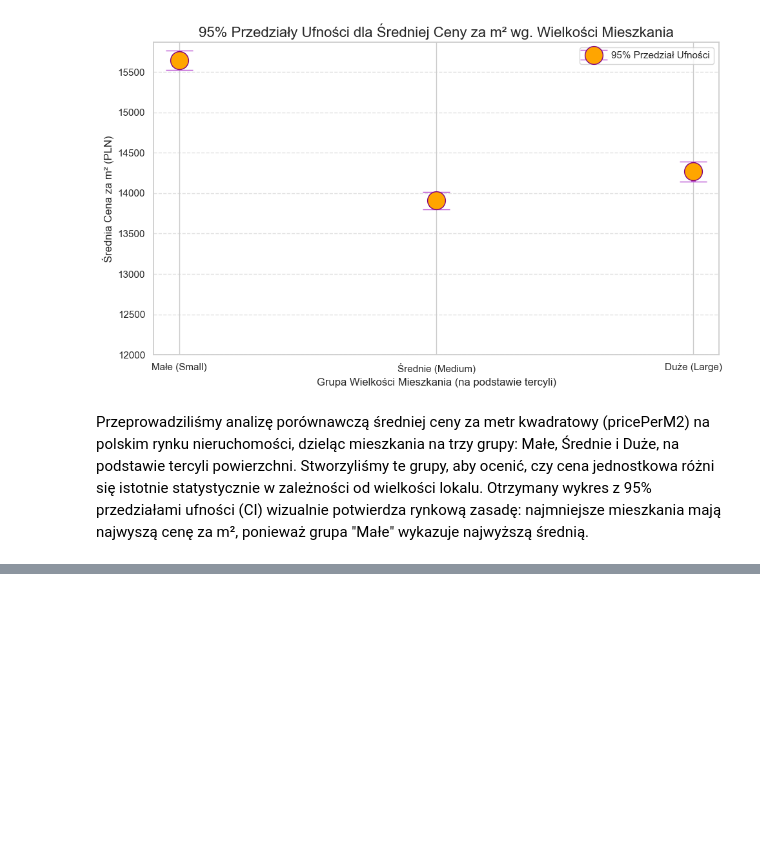
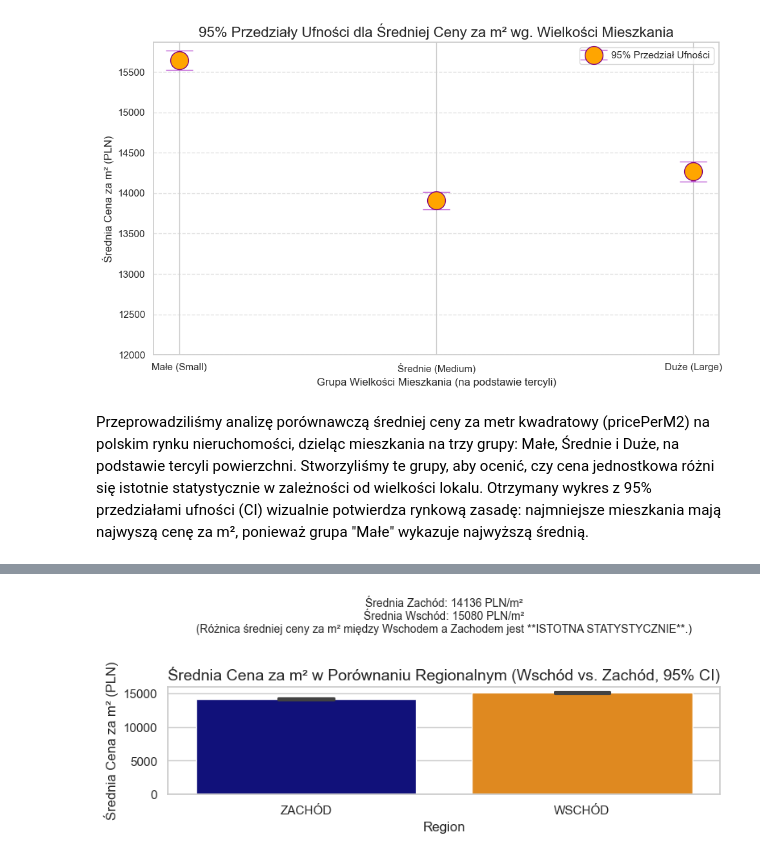
Before and after one commit to majadoris778/Analiza-Danych-R-i-Python-Grupa-Wsparcie-Projektowe, a Jupyter notebook: Projekt.ipynb, the cells around one changed output, grey strips where cells are left out. Drawn from its saved outputs; the diff is of its cells as text; code cells hidden in the pictures; blank space fills up the shorter version.

Commit message:
Analiza różnic cenowych regionalnych

```diff
--- a/Projekt.ipynb
+++ b/Projekt.ipynb
@@ -1538,0 +1604,83 @@ Liczba obserwacji po filtrowaniu: 21501
+# %%
+# -----------------------------
+# 8. Analiza Różnic Cenowych: Porównanie Średniej Ceny za m² Między Regionem Wschodnim a Zachodnim Polski (Test t Welcha)
+# -----------------------------------------------------
+
+
+# --- Ustawienia ---
+TARGET_VAR = 'pricePerM2'
+ALPHA = 0.05
+
+# --- 1. Definicja Regionów Wschód/Zachód (Używając wszystkich podanych miast) ---
+# Uwaga: Regiony zostały zdefiniowane w listach, ale mapowanie musi użyć df.
+WEST_CITIES = ['gdansk', 'gdynia', 'szczecin', 'wroclaw', 'poznan', 'katowice', 'krakow', 'czestochowa']
+EAST_CITIES = ['lublin', 'bialystok', 'rzeszow', 'radom', 'lodz', 'warszawa', 'bydgoszcz']
+
+# 2. Przygotowanie i Mapowanie Danych
+df['city_normalized'] = df['city'].str.lower()
+
+def map_region_ew(city):
+    if city in WEST_CITIES:
+        return 'ZACHÓD'
+    elif city in EAST_CITIES:
+        return 'WSCHÓD'
+    else:
+        # Miasta, których nie ma na liście, są oznaczane jako INNE
+        return 'INNE'
+
+df['Region_EW'] = df['city_normalized'].apply(map_region_ew)
+
+# Filtrowanie tylko do regionów porównawczych i czyszczenie braków
+df_regional_ew = df[df['Region_EW'].isin(['WSCHÓD', 'ZACHÓD'])].dropna(subset=[TARGET_VAR, 'Region_EW']).copy()
+
+# Wyodrębnienie POPRAWNYCH PRÓBEK CEN (kluczowa poprawka!)
+west_sample = df_regional_ew[df_regional_ew['Region_EW'] == 'ZACHÓD'][TARGET_VAR]
+east_sample = df_regional_ew[df_regional_ew['Region_EW'] == 'WSCHÓD'][TARGET_VAR]
+
+print(f"--- 📊 Porównanie Regionalne Ceny za m² (N_Zachód={len(west_sample)}, N_Wschód={len(east_sample)}) ---")
+
+# 3. Wykonanie Testu t (Welch's T-test)
+ttest_result = stats.ttest_ind(west_sample, east_sample, equal_var=False)
+
+# 4. Obliczenia i Wyniki Testu
+mean_west = west_sample.mean()
+mean_east = east_sample.mean()
+
+print(f"Średnia ZACHÓD: {mean_west:.2f} PLN/m²")
+print(f"Średnia WSCHÓD: {mean_east:.2f} PLN/m²")
+print("-" * 40)
+print(f"Statystyka t: {ttest_result.statistic:.3f}")
+print(f"P-value: {ttest_result.pvalue:.5e}")
+
+# 5. Wnioskowanie
+if ttest_result.pvalue < ALPHA:
+    conclusion = "Różnica średniej ceny za m² między Wschodem a Zachodem jest **ISTOTNA STATYSTYCZNIE**."
+else:
+    conclusion = "Nie ma podstaw do odrzucenia H₀. Różnica w średniej cenie nie jest istotna statystycznie."
+print(f"Wniosek: {conclusion}")
+
+
+# --- WIZUALIZACJA ---
+plt.figure(figsize=(8, 6))
+
+# Wykres słupkowy z automatycznymi ramionami błędu (95% CI)
+sns.barplot(
+    x='Region_EW',
+    y=TARGET_VAR,
+    data=df_regional_ew,
+    capsize=0.2,
+    palette={'ZACHÓD': 'darkblue', 'WSCHÓD': 'darkorange'}
+)
+
+# Adnotacja wyniku T-testu
+plt.text(0.5, df_regional_ew[TARGET_VAR].max() * 0.95,
+         f"Średnia Zachód: {mean_west:.0f} PLN/m²\nŚrednia Wschód: {mean_east:.0f} PLN/m²\n({conclusion})",
+         ha='center', va='top', fontsize=10, bbox=dict(boxstyle="round,pad=0.5", fc="white", alpha=0.7))
+
+
+plt.title('Średnia Cena za m² w Porównaniu Regionalnym (Wschód vs. Zachód, 95% CI)', fontsize=14)
+plt.xlabel('Region', fontsize=12)
+plt.ylabel('Średnia Cena za m² (PLN)', fontsize=12)
+plt.tight_layout()
+plt.show()
+# %% [output]
@@ -1538,0 +1697 @@ Liczba obserwacji po filtrowaniu: 21501
+[figure, added]
```
Also changed, not shown: parts of 8 cells of this notebook.
